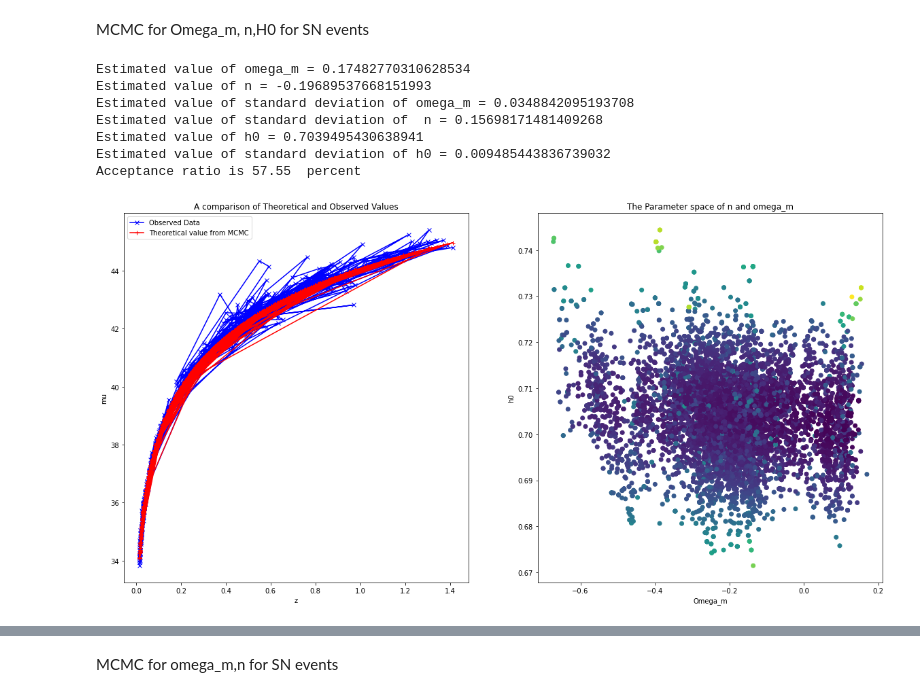
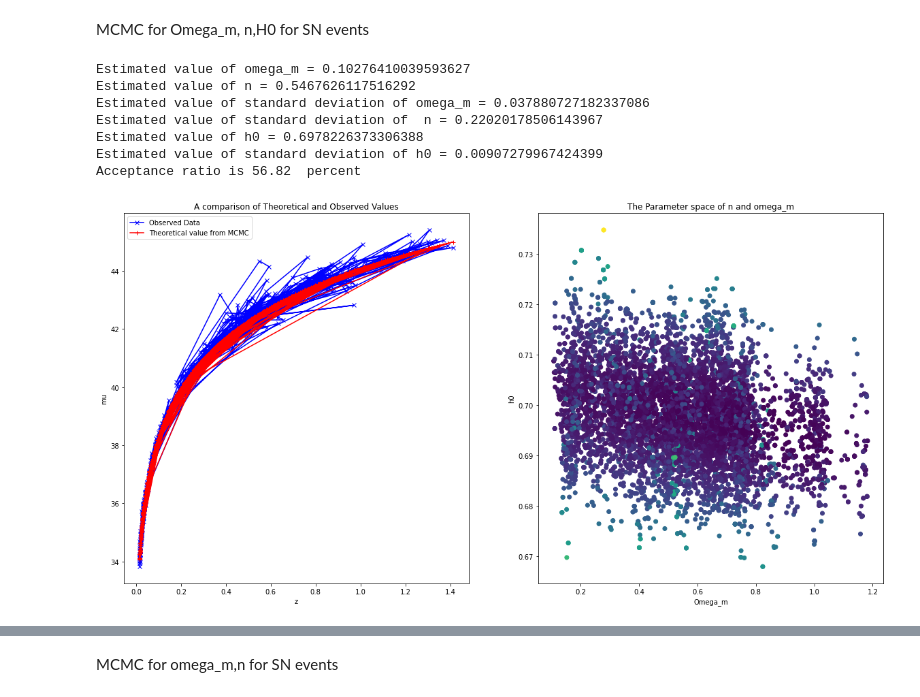
Before and after one commit to AshleyChraya/HubbleConstant-ConstraintsForVCG, a Jupyter notebook: Python Codes/MCMC.ipynb, the cells around one changed output, grey strips where cells are left out. Cells and saved outputs as stored; diff of their text form; code cells hidden in the pictures.

```diff
--- a/Python Codes/MCMC.ipynb
+++ b/Python Codes/MCMC.ipynb
@@ -72,7 +72,7 @@ a=b=c=d=e=0
 # DL theoretical from VCG model
 def D_l(z,omega_m,n,h0):
     def int_func(x):
-        return 1/((pow((1+x),2)*(omega_r0+(omega_b0/(1+x))+((1-omega_b0-omega_r0)*((omega_m*(1+x)**6)+(1-omega_m)*(1+z)**n)**(0.5)/(1+x)**(4)))**(0.5)))
+        return 1/(pow((1+x),2)*(omega_r0+(omega_b0/(1+x))+((1-omega_b0-omega_r0)*((omega_m*(1+x)**6)+(1-omega_m)*(1+z)**n)**(0.5)/(1+x)**(4)))**(0.5))
     g = quad(int_func,0,z)
     return (1+z)*g[0]*(3000/(h0))
 #Function to calculate the value of mu_theory
@@ -152,7 +152,7 @@ for i in range(1,sampl):
 # %%
 #For value calculation, we reject the initial values given by the algorithm so as to only select the values where the algorithm converges(as taught in class)
 #Lets say we reject the initial 25% of the values
-reject= sampl//25
+reject= 100
 
 print ('\n\n\nEstimated value of omega_m = '+ str(np.mean(mcmc_arr[reject:sampl,0])))
 print ('Estimated value of n = '+ str(np.mean(mcmc_arr[reject:sampl,1])))
@@ -160,38 +160,38 @@ print ('Estimated value of standard deviation of omega_m = '+ str(np.std(mcmc_ar
 print ('Estimated value of standard deviation of  n = '+ str(np.std(mcmc_arr[reject:sampl,1])))
 print ('Estimated value of h0 = '+ str(np.mean(mcmc_arr[reject:sampl,2])))
 print ('Estimated value of standard deviation of h0 = '+ str(np.std(mcmc_arr[reject:sampl,2])))
 print ('Acceptance ratio is '+ str((accpt_nmbr*100)/sampl)+"  percent")
 
 fig = plt.figure()
 fig.set_size_inches(20,10)
 #Plot the samples
 ax1 = fig.add_subplot(121)
 plt.xlabel("z")
 plt.ylabel('mu')
 plt.title("A comparison of Theoretical and Observed Values")
 ax1.plot(z, mu, c='blue', marker='x',label="Observed Data")
 ax2 = fig.add_subplot(122)
 ax2.scatter(mcmc_arr[reject:,1], mcmc_arr[reject:,2],c = -mcmc_arr[reject:,3])
 #plt.xlim(0.1,0.5)
 #plt.ylim(0.6,0.8)
 plt.xlabel("Omega_m")
 plt.ylabel('h0')
 
 
 #To plot the z vs mu function for out theoretical values
 y_theoretical=np.empty(len(z))
 for i in range(len(z)):
     y_theoretical[i]= mu_theory(z[i], np.mean(mcmc_arr[reject:,0]), np.mean(mcmc_arr[reject:,1]),np.mean(mcmc_arr[reject:,2]))
 ax1.plot(z, y_theoretical, c='red', marker='+',label="Theoretical value from MCMC")
 ax1.legend()
 plt.title("The Parameter space of n and omega_m")
 plt.show()
 # %% [output]
-Estimated value of omega_m = 0.17482770310628534
-Estimated value of n = -0.19689537668151993
-Estimated value of standard deviation of omega_m = 0.0348842095193708
-Estimated value of standard deviation of  n = 0.15698171481409268
-Estimated value of h0 = 0.7039495430638941
-Estimated value of standard deviation of h0 = 0.009485443836739032
-Acceptance ratio is 57.55  percent
+Estimated value of omega_m = 0.10276410039593627
+Estimated value of n = 0.5467626117516292
+Estimated value of standard deviation of omega_m = 0.037880727182337086
+Estimated value of standard deviation of  n = 0.22020178506143967
+Estimated value of h0 = 0.6978226373306388
+Estimated value of standard deviation of h0 = 0.00907279967424399
+Acceptance ratio is 56.82  percent
-[figure, old version]
+[figure, new version]
```
Also changed, not shown: parts of 16 cells of this notebook, 6 other files.
